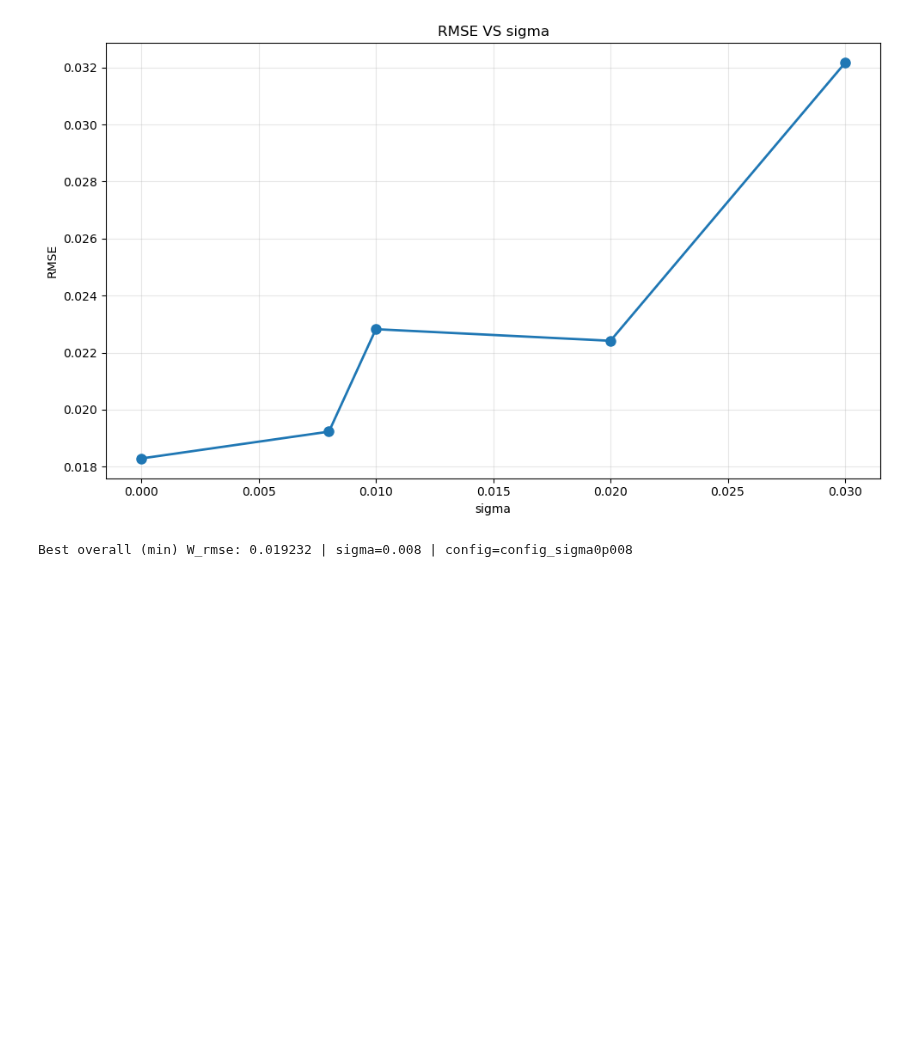
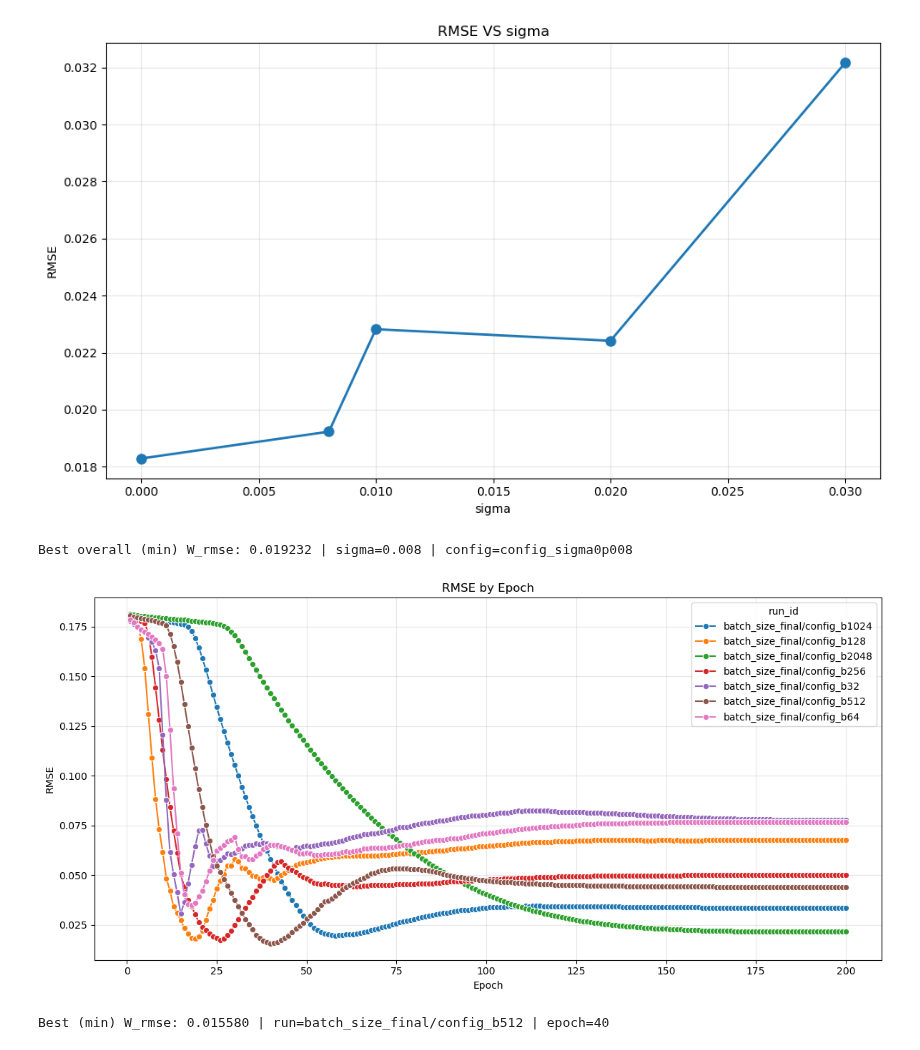
Before and after one commit to tharaaali/Calibration_WGAN-tests, a Jupyter notebook: notebooks/compare_runs_metrics.ipynb, the cells around one changed output. Cells and saved outputs as stored; diff of their text form; code cells hidden in the pictures; blank space fills up the shorter version.

Commit message:
Update compare_runs_metrics notebook

```diff
--- a/notebooks/compare_runs_metrics.ipynb
+++ b/notebooks/compare_runs_metrics.ipynb
@@ -698,3 +437,8 @@ plot_best_metric_vs_param(
 # %% [output]
 [figure]
 Best overall (min) W_rmse: 0.019232 | sigma=0.008 | config=config_sigma0p008
+# %%
+plot_metric_by_epoch(metric="W_rmse", result_subdir="run_batch_size_final", x_axis="epoch")
+# %% [output]
+[figure, added]
+Best (min) W_rmse: 0.015580 | run=batch_size_final/config_b512 | epoch=40
```
Also changed, not shown: parts of 19 cells of this notebook.
